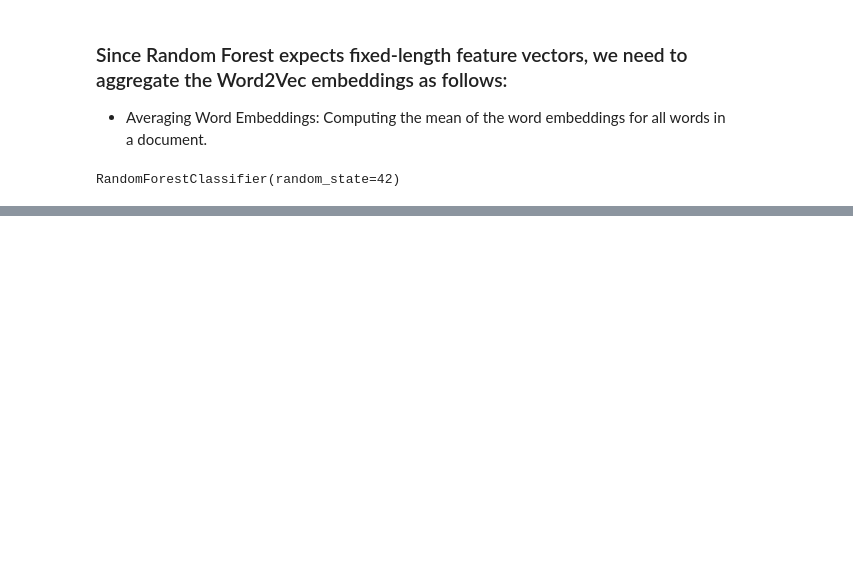
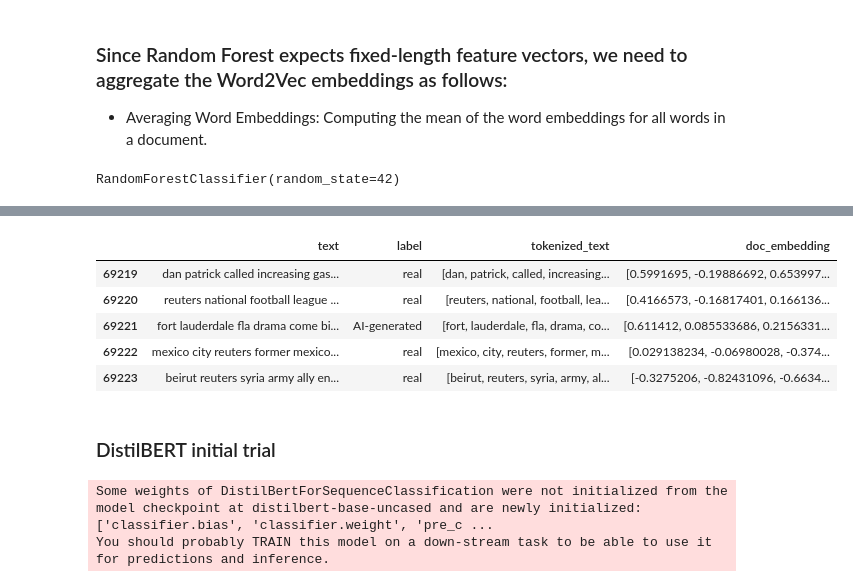
Before and after one commit to yasmine-11/FP-Fake-News-Detection, a Jupyter notebook: Fake-News-Detection.ipynb, the cells around one changed output, grey strips where cells are left out. Saved outputs shown, nothing was run; the diff lists cells and outputs as text; code cells hidden in the pictures; blank space fills up the shorter version.

Commit message:
DistilBERT & RoBERTa training update.

```diff
--- a/Fake-News-Detection.ipynb
+++ b/Fake-News-Detection.ipynb
@@ -881,0 +882,20 @@ weighted avg       0.82      0.82      0.82     13808
+# %%
+merged_df.tail(5)
+# %% [output]
+|  | text | label | tokenized_text | doc_embedding |
+| 69219 | dan patrick called increasing gas... | real | [dan, patrick, called, increasing... | [0.5991695, -0.19886692, 0.653997... |
+| 69220 | reuters national football league ... | real | [reuters, national, football, lea... | [0.4166573, -0.16817401, 0.166136... |
+| 69221 | fort lauderdale fla drama come bi... | AI-generated | [fort, lauderdale, fla, drama, co... | [0.611412, 0.085533686, 0.2156331... |
+| 69222 | mexico city reuters former mexico... | real | [mexico, city, reuters, former, m... | [0.029138234, -0.06980028, -0.374... |
+| 69223 | beirut reuters syria army ally en... | real | [beirut, reuters, syria, army, al... | [-0.3275206, -0.82431096, -0.6634... |
+# %% [markdown]
+### DistilBERT initial trial
+# %%
+from transformers import DistilBertTokenizer, DistilBertForSequenceClassification
+from transformers import Trainer, TrainingArguments
+
+tokenizer = DistilBertTokenizer.from_pretrained("distilbert-base-uncased")
+model = DistilBertForSequenceClassification.from_pretrained("distilbert-base-uncased", num_labels=3)
+# %% [output]
+Some weights of DistilBertForSequenceClassification were not initialized from the model checkpoint at distilbert-base-uncased and are newly initialized: ['classifier.bias', 'classifier.weight', 'pre_c ...
+You should probably TRAIN this model on a down-stream task to be able to use it for predictions and inference.
```
Also changed, not shown: parts of 39 cells of this notebook.
